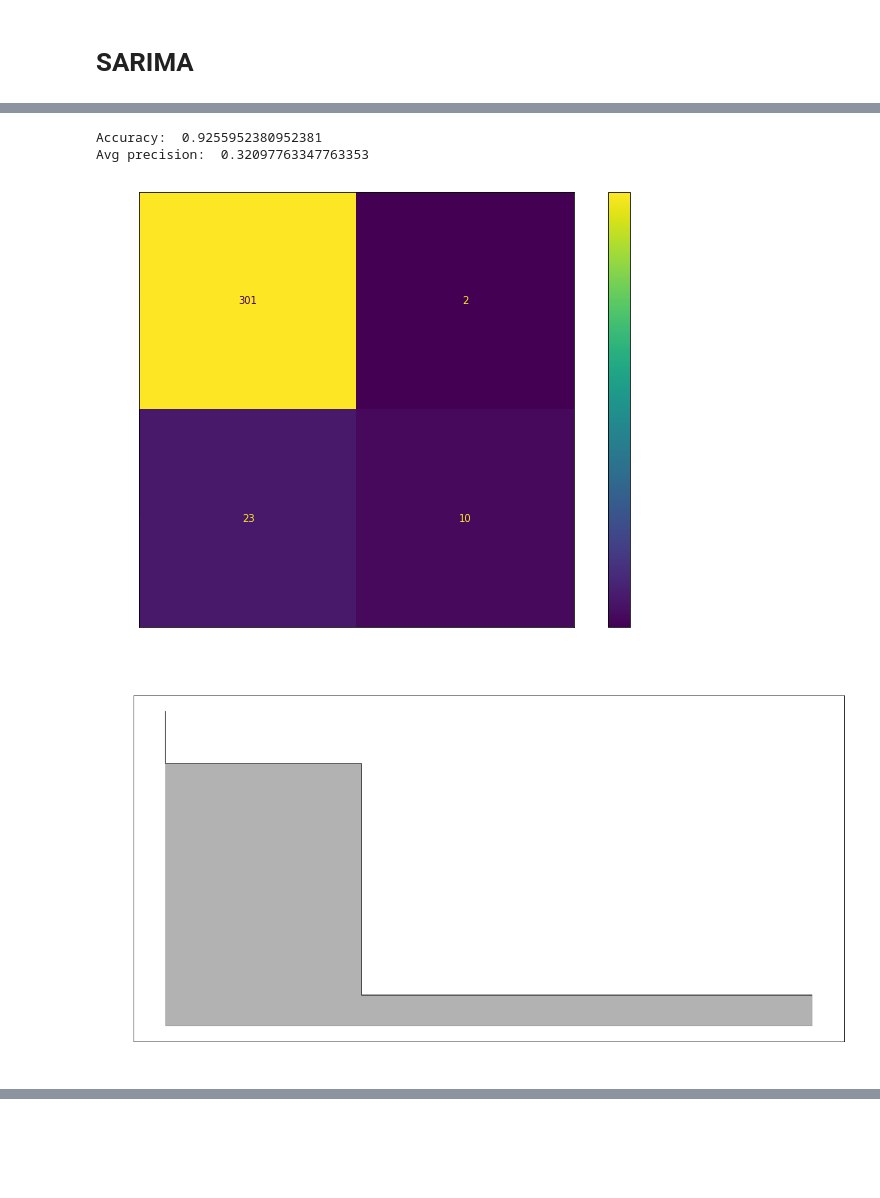
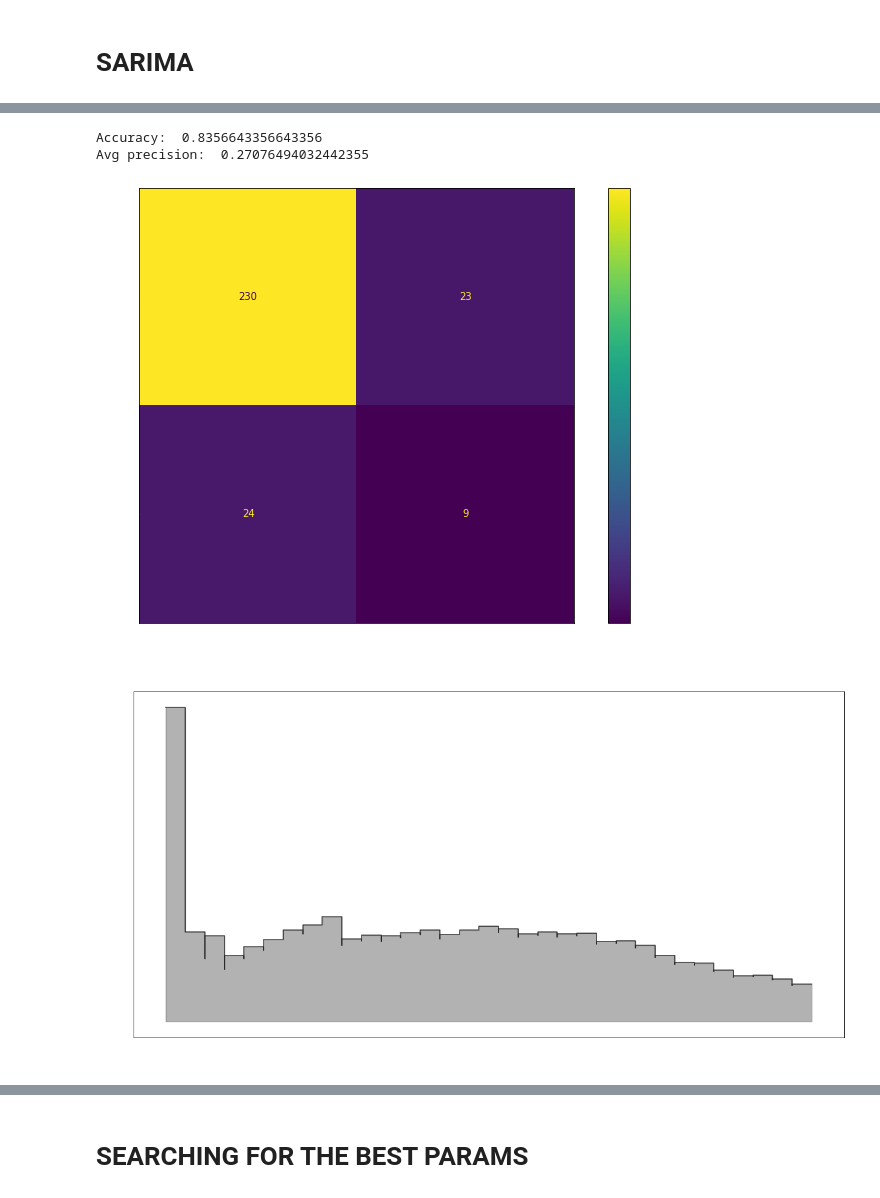
Before and after one commit to emerelte/kad, a Jupyter notebook: notebooks/sarima.ipynb, the cells around one changed output, grey strips where cells are left out. Cells and saved outputs as stored; diff of their text form; code cells hidden in the pictures; blank space fills up the shorter version.

```diff
--- a/notebooks/sarima.ipynb
+++ b/notebooks/sarima.ipynb
@@ -28,7 +30,9 @@ customize_matplotlib()
 # %%
 data_dir = "data/archive/"
 file_dir = "artificialWithAnomaly"
-file_name = "artificialWithAnomaly/art_daily_jumpsup.csv"
+file_name = "artificialWithAnomaly/art_daily_flatmiddle.csv"
+# file_dir = "artificialWithAnomaly"
+# file_name = "artificialWithAnomaly/art_daily_jumpsup.csv"
 
 file_path = os.path.join(data_dir, file_dir, file_name)
 
@@ -133,0 +104,18 @@ visualization.visualize(evaluation_df, metric_name="value")
+# %%
+sarima_model = importlib.reload(sarima_model)
+
+model: i_model.IModel = sarima_model.SarimaModel(order=(0, 0, 0), seasonal_order=(1, 0, 1, dominant_freq))
+
+warnings.filterwarnings("ignore")
+train_df, test_df = train_test_split(values_df, shuffle=False, train_size=0.15)
+model.train(train_df)
+
+results_df = pd.DataFrame()
+SAMPLES_TO_PREDICT = 5
+for i in range(0, len(test_df), SAMPLES_TO_PREDICT):
+    results_df = model.test(test_df.iloc[i:i + SAMPLES_TO_PREDICT])
+
+visualization = importlib.reload(visualization)
+evaluation_df = results_df.copy()
+evaluation_df["gt_is_anomaly"] = preprocessed_df["gt_is_anomaly"]
+visualization.visualize(evaluation_df, metric_name="value")
@@ -134,18 +142,18 @@ visualization.visualize(evaluation_df, metric_name="value")
 # %%
 models_evaluator = importlib.reload(models_evaluator)
 
-evaluator = models_evaluator.ModelsEvaluator(df=evaluation_df)
+final_df = evaluation_df.loc[test_df.index & evaluation_df.index]
+evaluator = models_evaluator.ModelsEvaluator(df=final_df)
 
 print("Accuracy: ", evaluator.get_accuracy())
 print("Avg precision: ", evaluator.get_average_precision())
 
 evaluator.plot_confusion_matrix()
 
-
 evaluator.plot_precision_recall_curve()
 evaluator.plot_roc()
 # %% [output]
-Accuracy:  0.9255952380952381
-Avg precision:  0.32097763347763353
+Accuracy:  0.8356643356643356
+Avg precision:  0.27076494032442355
-[figure, old version]
+[figure, new version]
-[figure, old version]
+[figure, new version]
@@ -152,0 +161,2 @@ Avg precision:  0.32097763347763353
+# %% [markdown]
+# SEARCHING FOR THE BEST PARAMS
```
Also changed, not shown: parts of 13 cells of this notebook, 11 other files.
